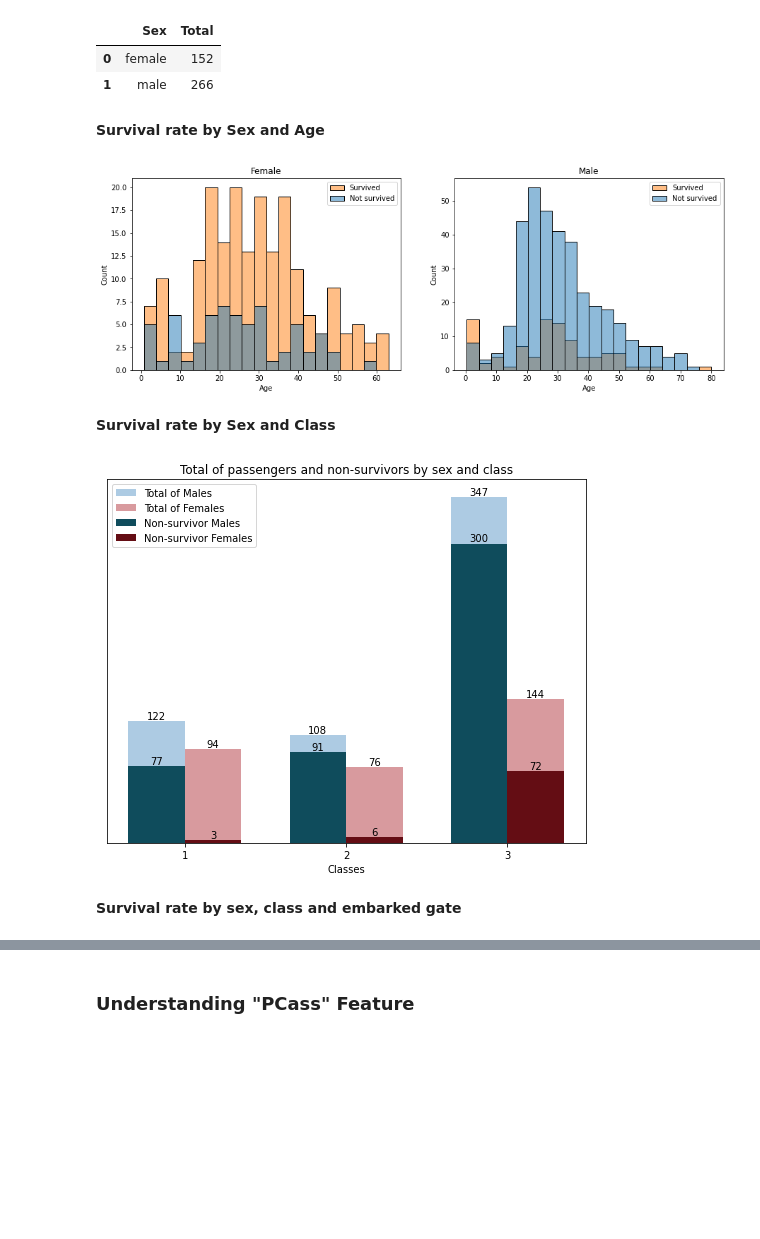
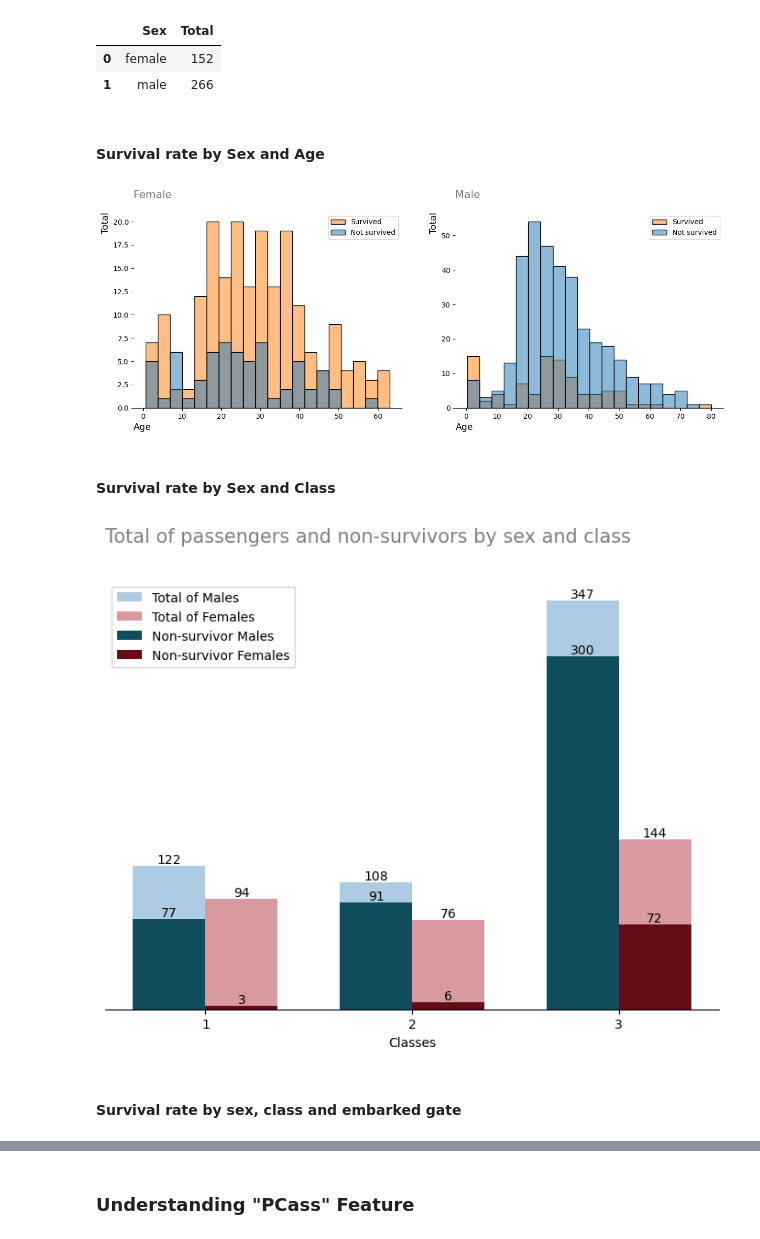
Before and after one commit to faustofcjr/artificial-intelligence, a Jupyter notebook: kaggle/titanic/base.ipynb, the cells around one changed output, grey strips where cells are left out. Drawn from its saved outputs; the diff is of its cells as text; code cells hidden in the pictures; blank space fills up the shorter version.

Commit message:
Refactoring exploration data and visualization

```diff
--- a/kaggle/titanic/base.ipynb
+++ b/kaggle/titanic/base.ipynb
@@ -187,24 +187,42 @@ df_test.groupby(["Sex"]).size().reset_index(name='Total')
 | 0 | female | 152 |
 | 1 | male | 266 |
 # %% [markdown]
-__Survival rate by Sex and Age__
+#### Survival rate by Sex and Age
 # %%
 fig, axes = plt.subplots(nrows=1, ncols=2, figsize=(15, 5))
 
+# Plot Female
 females = df_train[df_train["Sex"] == "female"]
 males = df_train[df_train["Sex"] == "male"]
 
 ax = sns.histplot(data=females, x="Age", hue="Survived", bins=20, ax=axes[0])
 ax.legend(loc='upper right', labels=["Survived", "Not survived"])
-ax.set_title("Female")
+ax.set_title("Female", loc="left", color="grey", fontsize=15, pad=20)
+ax.set_ylabel("Total", loc="top", fontsize=13)
+ax.set_xlabel("Age", loc="left", fontsize=13)
 
+# Despine
+ax.spines['top'].set_visible(False)
+ax.spines['left'].set_visible(False)
+ax.spines['right'].set_visible(False)
+
+
+
+# Plot Males
 ax = sns.histplot(data=males, x="Age", hue="Survived", bins=20, ax=axes[1])
 ax.legend(loc='upper right', labels=["Survived", "Not survived"])
-_ = ax.set_title("Male")
+ax.set_title("Male", loc="left", color="grey", fontsize=15, pad=20)
+ax.set_ylabel("Total", loc="top", fontsize=13)
+ax.set_xlabel("Age", loc="left", fontsize=13)
+
+# Despine
+ax.spines['top'].set_visible(False)
+ax.spines['left'].set_visible(False)
+ax.spines['right'].set_visible(False)
 # %% [output]
-[figure, old version]
+[figure, new version]
 # %% [markdown]
-__Survival rate by Sex and Class__
+#### Survival rate by Sex and Class
 # %%
 df_total_sex_pclass = df_train.groupby(["Sex", "Pclass"]).size().reset_index(name='Total')
 df_non_survivor_sex_pclass = df_train[df_train["Survived"] == 0].groupby(["Sex", "Pclass"]).size().reset_index(name='Total')
@@ -237,12 +255,17 @@ ax.legend()
 ax.set_yticks([])
 ax.set_xticks(lb_loc, classes)
 
+ax.spines['top'].set_visible(False)
+ax.spines['left'].set_visible(False)
+ax.spines['right'].set_visible(False)
+
 ax.set_xlabel("Classes")
-ax.set_title("Total of passengers and non-survivors by sex and class")
+ax.set_title("Total of passengers and non-survivors by sex and class",
+             loc='left', fontsize=15, pad=30, color="gray")
 
 fig.tight_layout()
 # %% [output]
-[figure, old version]
+[figure, new version]
 # %% [markdown]
-__Survival rate by sex, class and embarked gate__
+#### Survival rate by sex, class and embarked gate
 # %%
```
Also changed, not shown: parts of 35 cells of this notebook, 2 other files.
